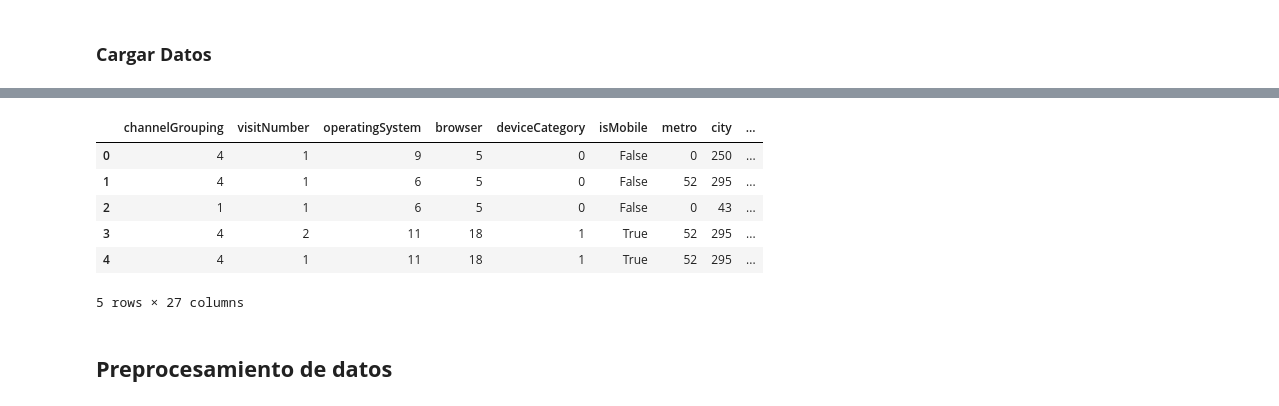
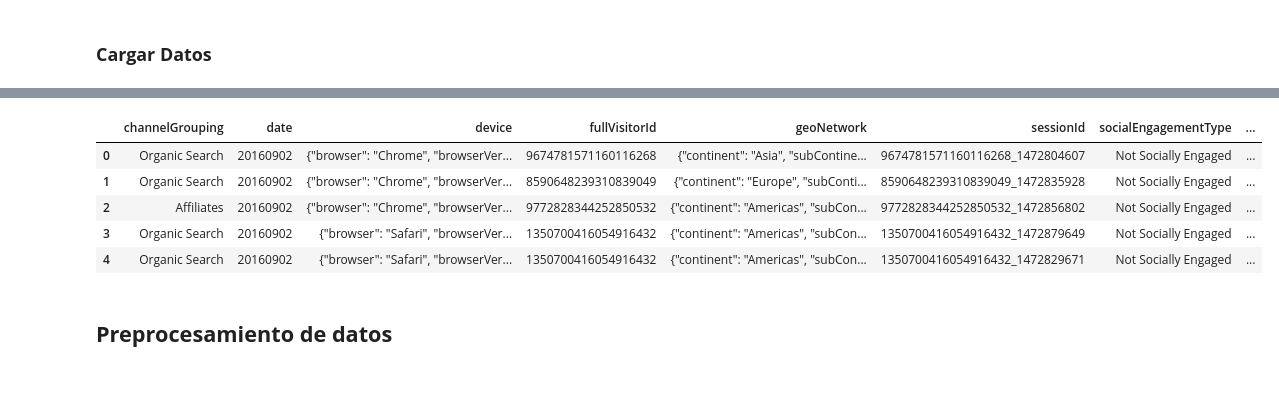
Before and after one commit to valec3/DataScienceProjects, a Jupyter notebook: MODELOS.ipynb, the cells around one changed output, grey strips where cells are left out. Drawn from its saved outputs; the diff is of its cells as text; code cells hidden in the pictures.

```diff
--- a/MODELOS.ipynb
+++ b/MODELOS.ipynb
@@ -29,13 +31,12 @@ Mounted at /content/drive
-# %%
-df = pd.read_csv('/content/drive/MyDrive/DATA SCIENCE/EDA Y PREPROCESAMIENTO/Traffic_Modelo.csv')
-df.head()
-# %% [output]
-|  | channelGrouping | visitNumber | operatingSystem | browser | deviceCategory | isMobile | metro | city | ... |
-| 0 | 4 | 1 | 9 | 5 | 0 | False | 0 | 250 | ... |
-| 1 | 4 | 1 | 6 | 5 | 0 | False | 52 | 295 | ... |
-| 2 | 1 | 1 | 6 | 5 | 0 | False | 0 | 43 | ... |
-| 3 | 4 | 2 | 11 | 18 | 1 | True | 52 | 295 | ... |
-| 4 | 4 | 1 | 11 | 18 | 1 | True | 52 | 295 | ... |
-5 rows × 27 columns
+# %%
+df = pd.read_csv('https://raw.githubusercontent.com/ElProfeAlejo/Bootcamp_Databases/main/traffic_site.csv')
+df.head()
+# %% [output]
+|  | channelGrouping | date | device | fullVisitorId | geoNetwork | sessionId | socialEngagementType | ... |
+| 0 | Organic Search | 20160902 | {"browser": "Chrome", "browserVer... | 9674781571160116268 | {"continent": "Asia", "subContine... | 9674781571160116268_1472804607 | Not Socially Engaged | ... |
+| 1 | Organic Search | 20160902 | {"browser": "Chrome", "browserVer... | 8590648239310839049 | {"continent": "Europe", "subConti... | 8590648239310839049_1472835928 | Not Socially Engaged | ... |
+| 2 | Affiliates | 20160902 | {"browser": "Chrome", "browserVer... | 9772828344252850532 | {"continent": "Americas", "subCon... | 9772828344252850532_1472856802 | Not Socially Engaged | ... |
+| 3 | Organic Search | 20160902 | {"browser": "Safari", "browserVer... | 1350700416054916432 | {"continent": "Americas", "subCon... | 1350700416054916432_1472879649 | Not Socially Engaged | ... |
+| 4 | Organic Search | 20160902 | {"browser": "Safari", "browserVer... | 1350700416054916432 | {"continent": "Americas", "subCon... | 1350700416054916432_1472829671 | Not Socially Engaged | ... |
 # %% [markdown]
 ## **Preprocesamiento de datos**
```
Also changed, not shown: parts of 26 cells of this notebook.
